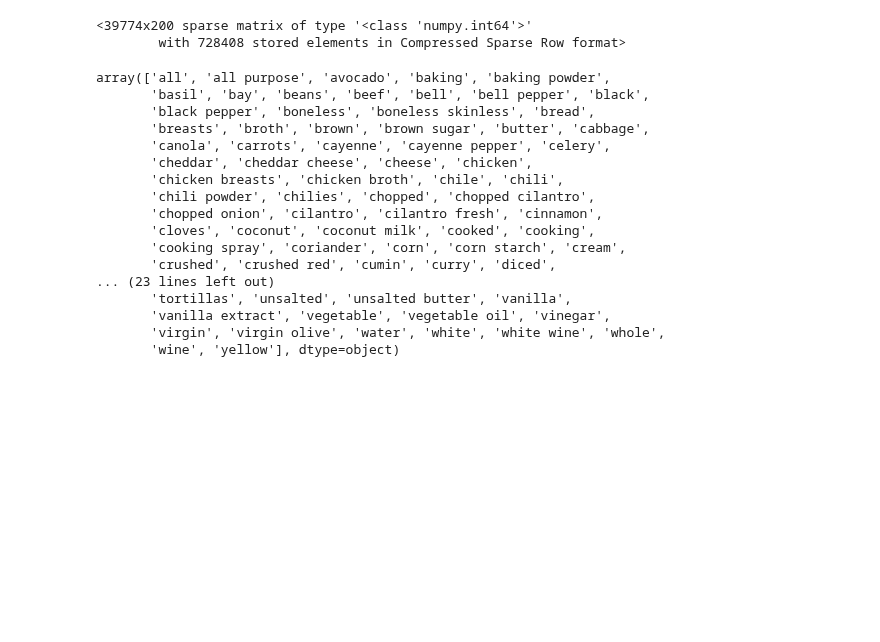
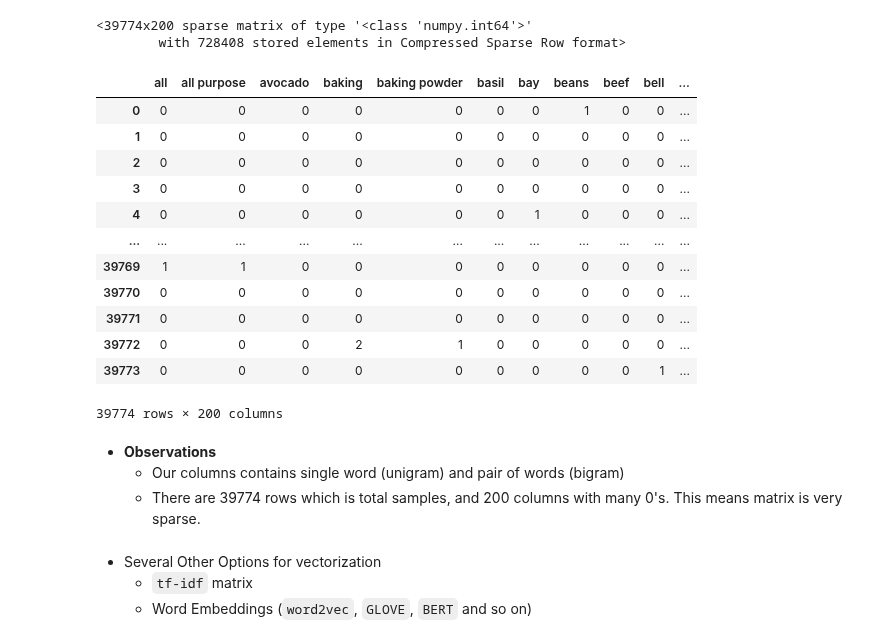
Before and after one commit to thapaliya123/Data-Science-Journey, a Jupyter notebook: DS/text-mining/classify_recipes.ipynb, the cells around one changed output. Cells and saved outputs as stored; diff of their text form; code cells hidden in the pictures; blank space fills up the shorter version.

Commit message:
update: vectorization

```diff
--- a/DS/text-mining/classify_recipes.ipynb
+++ b/DS/text-mining/classify_recipes.ipynb
@@ -145,23 +145,30 @@ tf
 # %% [output]
 <39774x200 sparse matrix of type '<class 'numpy.int64'>'
         with 728408 stored elements in Compressed Sparse Row format>
-# %%
-cv.get_feature_names_out()
-# %% [output]
-array(['all', 'all purpose', 'avocado', 'baking', 'baking powder',
-       'basil', 'bay', 'beans', 'beef', 'bell', 'bell pepper', 'black',
-       'black pepper', 'boneless', 'boneless skinless', 'bread',
-       'breasts', 'broth', 'brown', 'brown sugar', 'butter', 'cabbage',
-       'canola', 'carrots', 'cayenne', 'cayenne pepper', 'celery',
-       'cheddar', 'cheddar cheese', 'cheese', 'chicken',
-       'chicken breasts', 'chicken broth', 'chile', 'chili',
-       'chili powder', 'chilies', 'chopped', 'chopped cilantro',
-       'chopped onion', 'cilantro', 'cilantro fresh', 'cinnamon',
-       'cloves', 'coconut', 'coconut milk', 'cooked', 'cooking',
-       'cooking spray', 'coriander', 'corn', 'corn starch', 'cream',
-       'crushed', 'crushed red', 'cumin', 'curry', 'diced',
-... (23 lines left out)
-       'tortillas', 'unsalted', 'unsalted butter', 'vanilla',
-       'vanilla extract', 'vegetable', 'vegetable oil', 'vinegar',
-       'virgin', 'virgin olive', 'water', 'white', 'white wine', 'whole',
-       'wine', 'yellow'], dtype=object)
+# %%
+# get feature vector dataframe
+
+df_vectorized = pd.DataFrame(tf.toarray(), columns=cv.get_feature_names_out())
+df_vectorized
+# %% [output]
+|  | all | all purpose | avocado | baking | baking powder | basil | bay | beans | beef | bell | ... |
+| 0 | 0 | 0 | 0 | 0 | 0 | 0 | 0 | 1 | 0 | 0 | ... |
+| 1 | 0 | 0 | 0 | 0 | 0 | 0 | 0 | 0 | 0 | 0 | ... |
+| 2 | 0 | 0 | 0 | 0 | 0 | 0 | 0 | 0 | 0 | 0 | ... |
+| 3 | 0 | 0 | 0 | 0 | 0 | 0 | 0 | 0 | 0 | 0 | ... |
+| 4 | 0 | 0 | 0 | 0 | 0 | 0 | 1 | 0 | 0 | 0 | ... |
+| ... | ... | ... | ... | ... | ... | ... | ... | ... | ... | ... | ... |
+| 39769 | 1 | 1 | 0 | 0 | 0 | 0 | 0 | 0 | 0 | 0 | ... |
+| 39770 | 0 | 0 | 0 | 0 | 0 | 0 | 0 | 0 | 0 | 0 | ... |
+| 39771 | 0 | 0 | 0 | 0 | 0 | 0 | 0 | 0 | 0 | 0 | ... |
+| 39772 | 0 | 0 | 0 | 2 | 1 | 0 | 0 | 0 | 0 | 0 | ... |
+| 39773 | 0 | 0 | 0 | 0 | 0 | 0 | 0 | 0 | 0 | 1 | ... |
+39774 rows × 200 columns
+# %% [markdown]
+- **Observations**
+    - Our columns contains single word (unigram) and pair of words (bigram)
+    - There are 39774 rows which is total samples, and 200 columns with many 0's. This means matrix is very sparse.
+# %% [markdown]
+- Several Other Options for vectorization
+    - `tf-idf` matrix
+    - Word Embeddings (`word2vec`, `GLOVE`, `BERT` and so on)
```
Also changed, not shown: parts of 4 cells of this notebook.
